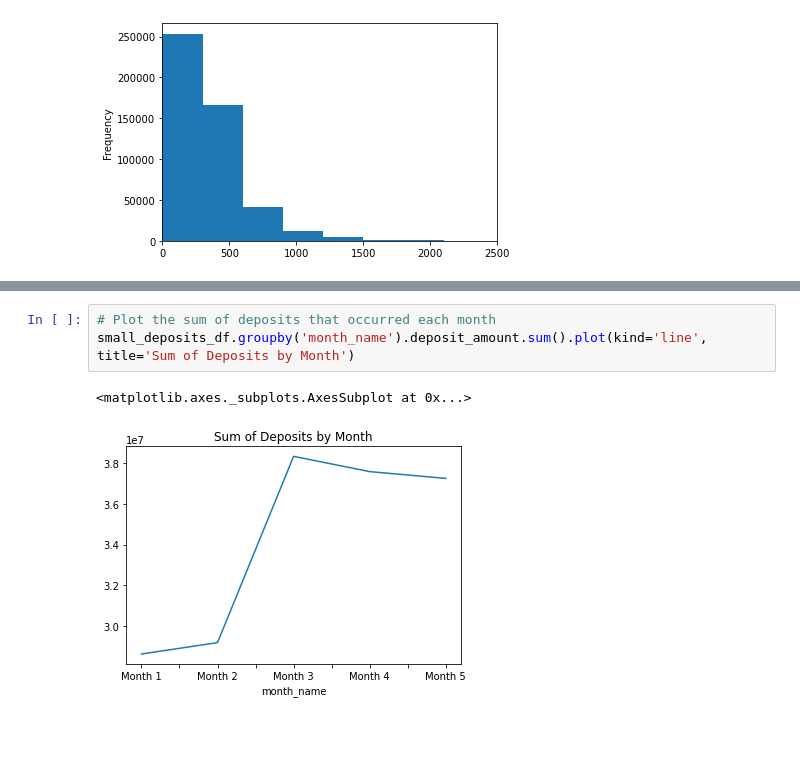
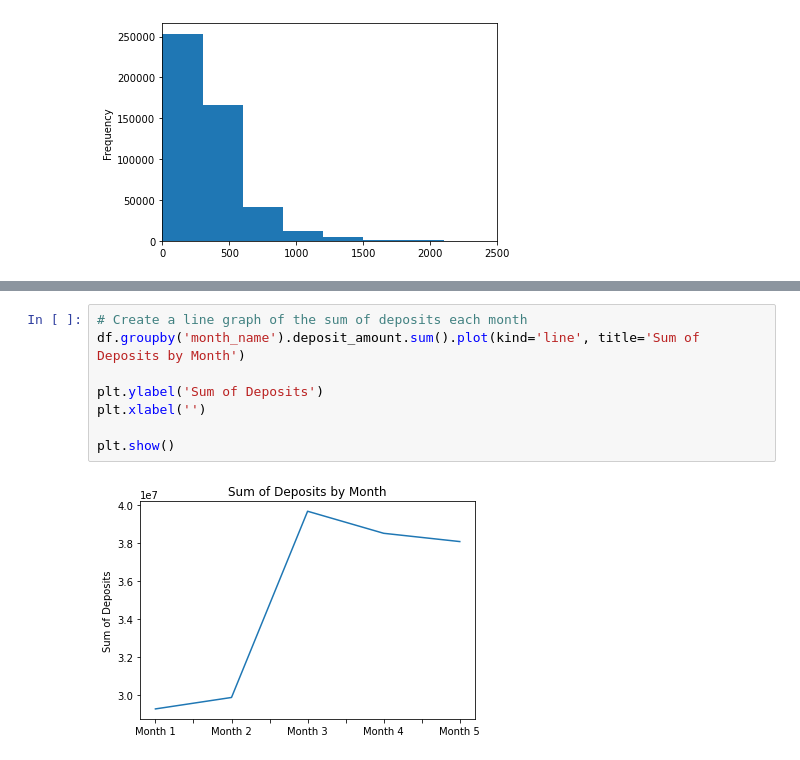
Before and after one commit to AvatarJoshi/marketing_campaign_analysis, a Jupyter notebook: marketing_analysis.ipynb, the cells around one changed output, grey strips where cells are left out. Saved outputs shown, nothing was run; the diff lists cells and outputs as text; blank space fills up the shorter version.

```diff
--- a/marketing_analysis.ipynb
+++ b/marketing_analysis.ipynb
@@ -360,6 +392,10 @@ small_deposits_df.groupby('month_name').client_id.count().plot(kind='line', titl
 # %%
-# Plot the sum of deposits that occurred each month
-small_deposits_df.groupby('month_name').deposit_amount.sum().plot(kind='line', title='Sum of Deposits by Month')
+# Create a line graph of the sum of deposits each month
+df.groupby('month_name').deposit_amount.sum().plot(kind='line', title='Sum of Deposits by Month')
+
+plt.ylabel('Sum of Deposits')
+plt.xlabel('')
+
+plt.show()
 # %% [output]
-<matplotlib.axes._subplots.AxesSubplot at 0x...>
-[figure, old version]
+[figure, new version]
```
Also changed, not shown: parts of 22 cells of this notebook.
